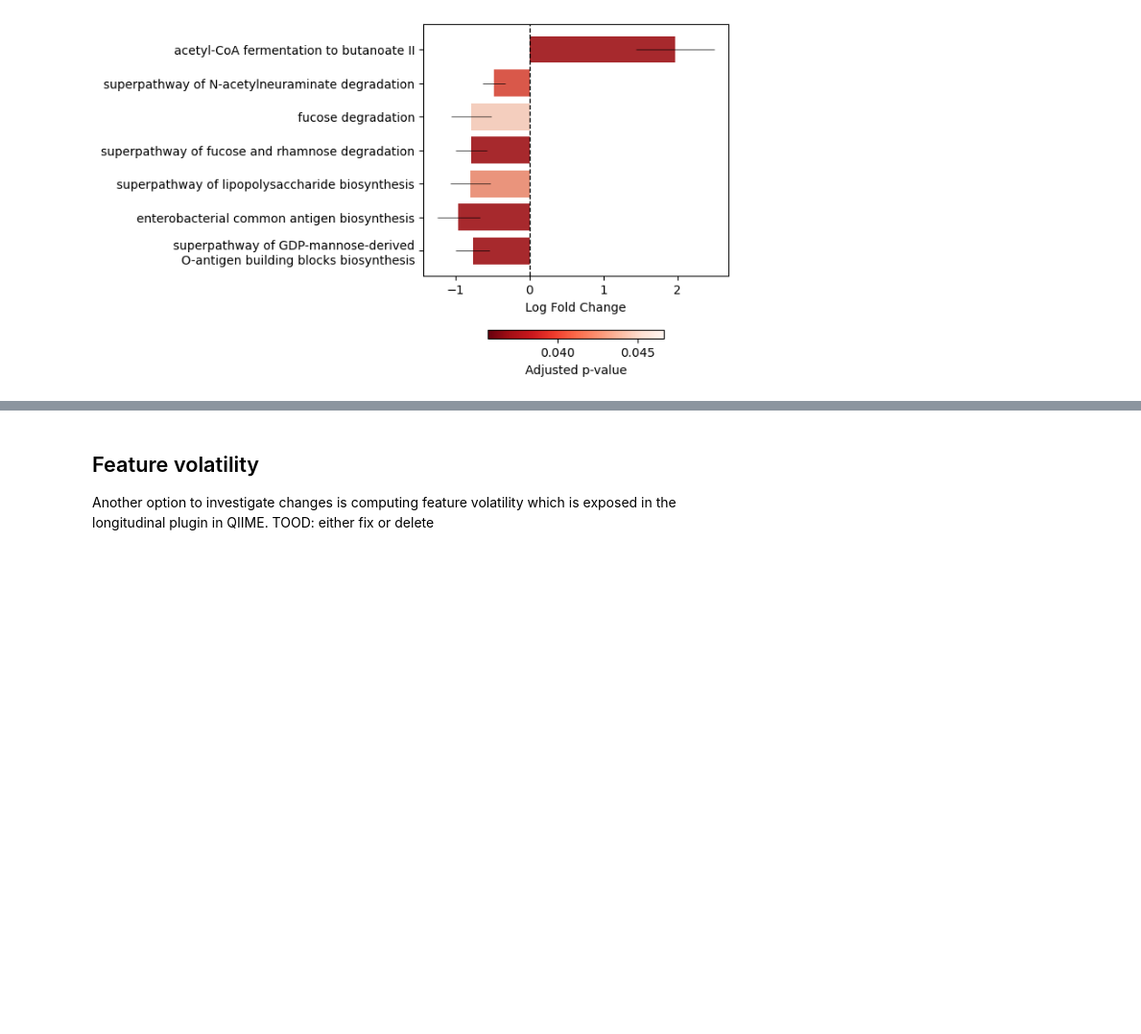
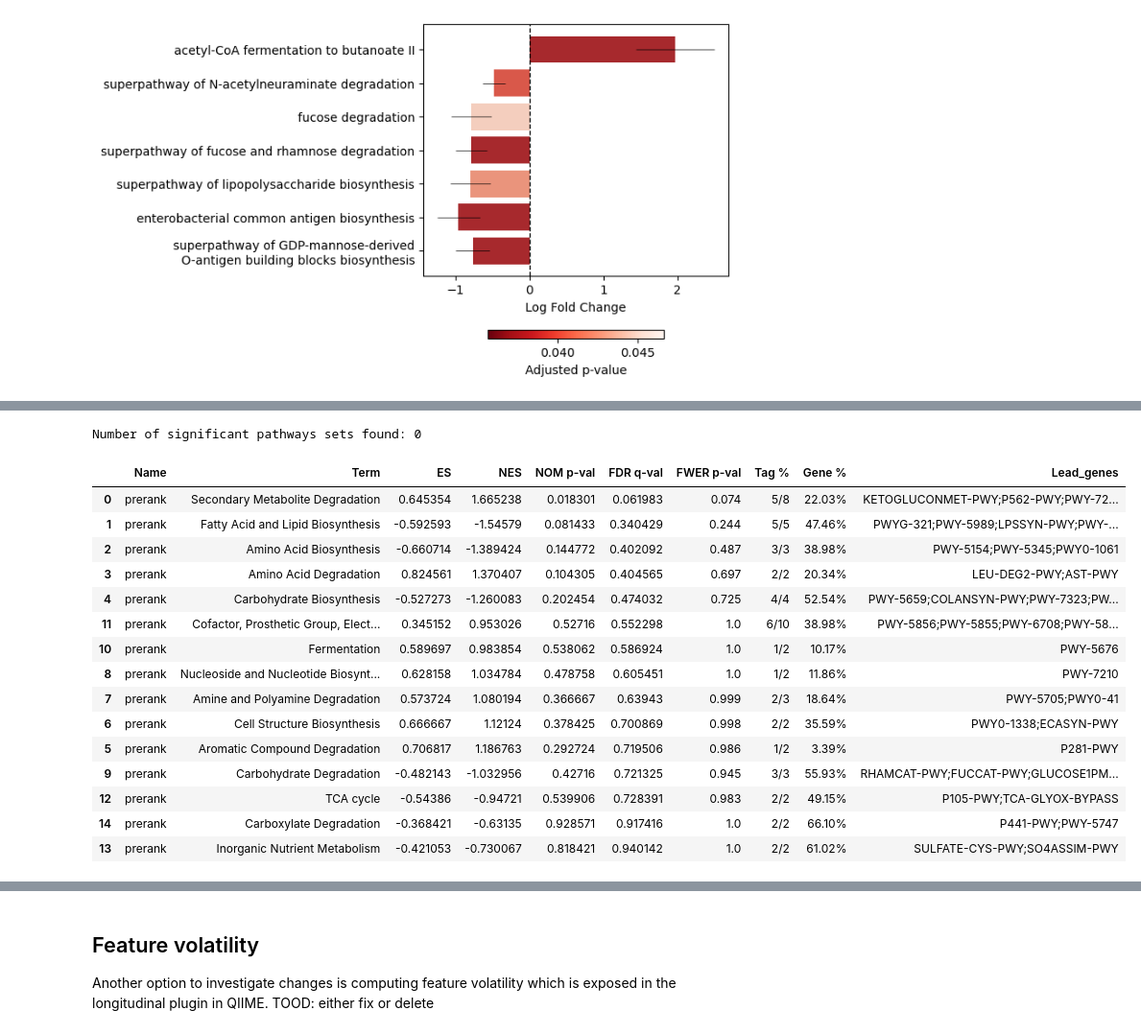
Before and after one commit to Emelie23/microbEvolve2, a Jupyter notebook: scripts/functional_annotation.ipynb, the cells around one changed output, grey strips where cells are left out. Shown at 96% size. Cells and saved outputs as stored; diff of their text form; code cells hidden in the pictures; blank space fills up the shorter version.

```diff
--- a/scripts/functional_annotation.ipynb
+++ b/scripts/functional_annotation.ipynb
@@ -326,0 +380,22 @@ fig.show()
+# %%
+print("Number of significant pathways sets found:", sum(prerank_res.res2d["FDR q-val"] < 0.05))
+
+prerank_res.res2d.sort_values(by="FDR q-val")
+# %% [output]
+Number of significant pathways sets found: 0
+|  | Name | Term | ES | NES | NOM p-val | FDR q-val | FWER p-val | Tag % | Gene % | Lead_genes |
+| 0 | prerank | Secondary Metabolite Degradation | 0.645354 | 1.665238 | 0.018301 | 0.061983 | 0.074 | 5/8 | 22.03% | KETOGLUCONMET-PWY;P562-PWY;PWY-72... |
+| 1 | prerank | Fatty Acid and Lipid Biosynthesis | -0.592593 | -1.54579 | 0.081433 | 0.340429 | 0.244 | 5/5 | 47.46% | PWYG-321;PWY-5989;LPSSYN-PWY;PWY-... |
+| 2 | prerank | Amino Acid Biosynthesis | -0.660714 | -1.389424 | 0.144772 | 0.402092 | 0.487 | 3/3 | 38.98% | PWY-5154;PWY-5345;PWY0-1061 |
+| 3 | prerank | Amino Acid Degradation | 0.824561 | 1.370407 | 0.104305 | 0.404565 | 0.697 | 2/2 | 20.34% | LEU-DEG2-PWY;AST-PWY |
+| 4 | prerank | Carbohydrate Biosynthesis | -0.527273 | -1.260083 | 0.202454 | 0.474032 | 0.725 | 4/4 | 52.54% | PWY-5659;COLANSYN-PWY;PWY-7323;PW... |
+| 11 | prerank | Cofactor, Prosthetic Group, Elect... | 0.345152 | 0.953026 | 0.52716 | 0.552298 | 1.0 | 6/10 | 38.98% | PWY-5856;PWY-5855;PWY-6708;PWY-58... |
+| 10 | prerank | Fermentation | 0.589697 | 0.983854 | 0.538062 | 0.586924 | 1.0 | 1/2 | 10.17% | PWY-5676 |
+| 8 | prerank | Nucleoside and Nucleotide Biosynt... | 0.628158 | 1.034784 | 0.478758 | 0.605451 | 1.0 | 1/2 | 11.86% | PWY-7210 |
+| 7 | prerank | Amine and Polyamine Degradation | 0.573724 | 1.080194 | 0.366667 | 0.63943 | 0.999 | 2/3 | 18.64% | PWY-5705;PWY0-41 |
+| 6 | prerank | Cell Structure Biosynthesis | 0.666667 | 1.12124 | 0.378425 | 0.700869 | 0.998 | 2/2 | 35.59% | PWY0-1338;ECASYN-PWY |
+| 5 | prerank | Aromatic Compound Degradation | 0.706817 | 1.186763 | 0.292724 | 0.719506 | 0.986 | 1/2 | 3.39% | P281-PWY |
+| 9 | prerank | Carbohydrate Degradation | -0.482143 | -1.032956 | 0.42716 | 0.721325 | 0.945 | 3/3 | 55.93% | RHAMCAT-PWY;FUCCAT-PWY;GLUCOSE1PM... |
+| 12 | prerank | TCA cycle | -0.54386 | -0.94721 | 0.539906 | 0.728391 | 0.983 | 2/2 | 49.15% | P105-PWY;TCA-GLYOX-BYPASS |
+| 14 | prerank | Carboxylate Degradation | -0.368421 | -0.63135 | 0.928571 | 0.917416 | 1.0 | 2/2 | 66.10% | P441-PWY;PWY-5747 |
+| 13 | prerank | Inorganic Nutrient Metabolism | -0.421053 | -0.730067 | 0.818421 | 0.940142 | 1.0 | 2/2 | 61.02% | SULFATE-CYS-PWY;SO4ASSIM-PWY |
```
Also changed, not shown: parts of 11 cells of this notebook, 1 other file.
